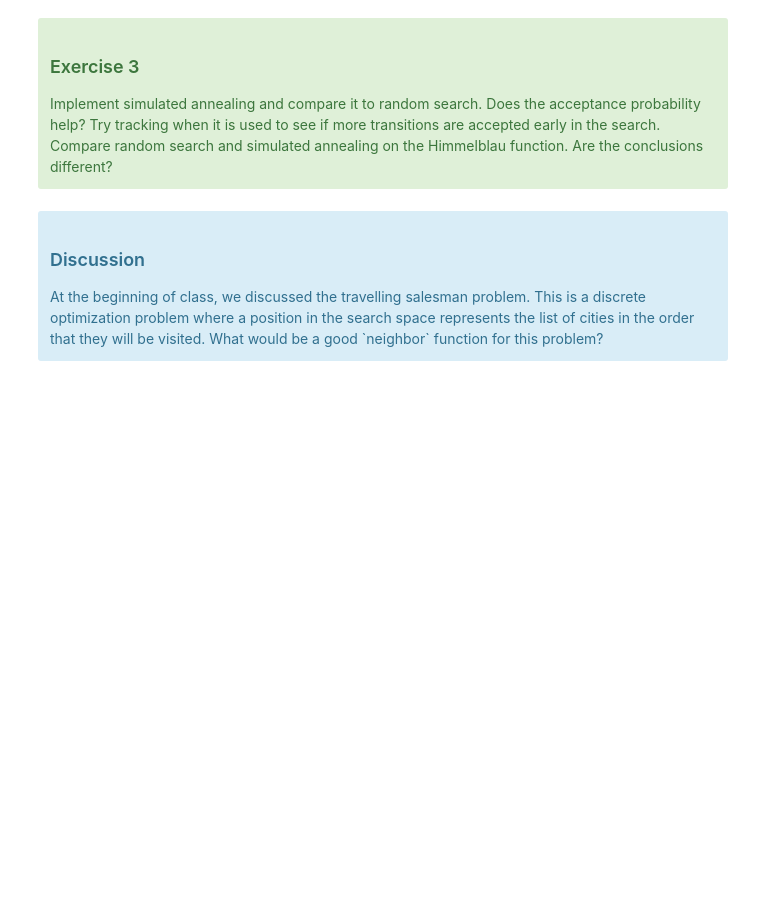
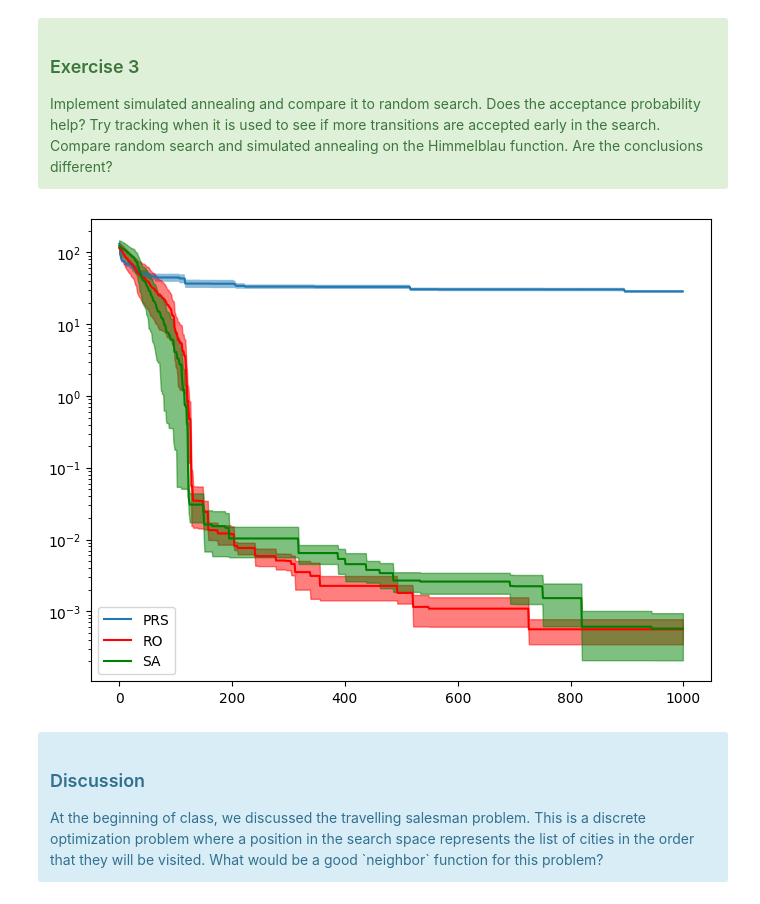
Before and after one commit to mohamed26-cyber/stochastic, a Jupyter notebook: notebooks/Simulated Annealing.ipynb, the cells around one changed output. Drawn from its saved outputs; the diff is of its cells as text; code cells hidden in the pictures; blank space fills up the shorter version.

```diff
--- a/notebooks/Simulated Annealing.ipynb
+++ b/notebooks/Simulated Annealing.ipynb
@@ -91,3 +91,81 @@ Implement simulated annealing and compare it to random search. Does the acceptan
+# %%
+# %load solutions/3_sa.py
+
+
+def himmelblau(x, y):
+    return (x**2 + y - 11)**2 + (x + y**2 - 7)**2
+max_e = 1000
+n_runs = 5
+fs = np.zeros((n_runs, max_e))
+for j in range(n_runs):
+    min_f = np.inf
+    for i in range(max_e):
+        x = np.random.rand()*4-2
+        y = np.random.rand()*4-2
+        f = himmelblau(x, y)
+        if f < min_f:
+            min_f = f
+        fs[j, i] = min_f
+fs_mean = np.mean(fs, 0)
+fs_std = np.std(fs, 0)
+
+ro_fs = np.zeros((n_runs, max_e))
+for j in range(n_runs):
+    min_f = np.inf
+    x = np.random.rand()*4-2
+    y = np.random.rand()*4-2
+    for i in range(max_e):
+        temp_x = x + np.random.randn()*0.1
+        temp_y = y + np.random.randn()*0.1
+        f = himmelblau(temp_x, temp_y)
+        if f < min_f:
+            min_f = f
+            x = temp_x
+            y = temp_y
+        ro_fs[j, i] = min_f
+ro_fs_mean = np.mean(ro_fs, 0)
+ro_fs_std = np.std(ro_fs, 0)
+
+
+SA_fs = np.zeros((n_runs, max_e))
+
+for j in range(n_runs):
+    x = np.random.rand()*4-2
+    y = np.random.rand()*4-2
+    x_best,y_best = x,y
+    min_f = himmelblau(x_best,y_best)
+    for i in range(max_e):
+        T= (1 - i/max_e)
+        temp_x = x + np.random.randn()*0.1
+        temp_y = y + np.random.randn()*0.1
+        # f = himmelblau(temp_x, temp_y)
+        if himmelblau(temp_x, temp_y) < himmelblau(x,y) or np.random.rand() < np.exp(-(himmelblau(temp_x,temp_y) - himmelblau(x, y)) / T):
+            x = temp_x
+            y = temp_y
+            if himmelblau(x,y) < himmelblau(x_best,y_best):
+                x_best,y_best = x,y
+                min_f = himmelblau(x_best,y_best)
+        SA_fs[j, i] = min_f
+SA_fs_mean = np.mean(SA_fs, 0)
+SA_fs_std = np.std(SA_fs, 0)
+
+
+
+
+
+ax_x = range(max_e)
+fig = plt.figure(figsize=(8, 6))
+plt.fill_between(ax_x, fs_mean+0.5*fs_std, fs_mean-0.5*fs_std, alpha=0.5);
+plt.plot(ax_x, fs_mean, label='PRS')
+plt.fill_between(ax_x, ro_fs_mean+0.5*ro_fs_std, ro_fs_mean-0.5*ro_fs_std, alpha=0.5, color='r');
+plt.plot(ax_x, ro_fs_mean, color='r', label='RO')
+plt.fill_between(ax_x, SA_fs_mean+0.5*SA_fs_std, SA_fs_mean-0.5*SA_fs_std, alpha=0.5, color='g');
+plt.plot(ax_x, SA_fs_mean, color='g', label='SA')
+plt.yscale('log')
+plt.legend()
+plt.show();
+# %% [output]
+[figure, added]
 # %% [markdown]
 <div class="alert alert-info">
     <h3>Discussion</h3>
```
Also changed, not shown: parts of 3 cells of this notebook, 1 other file.
